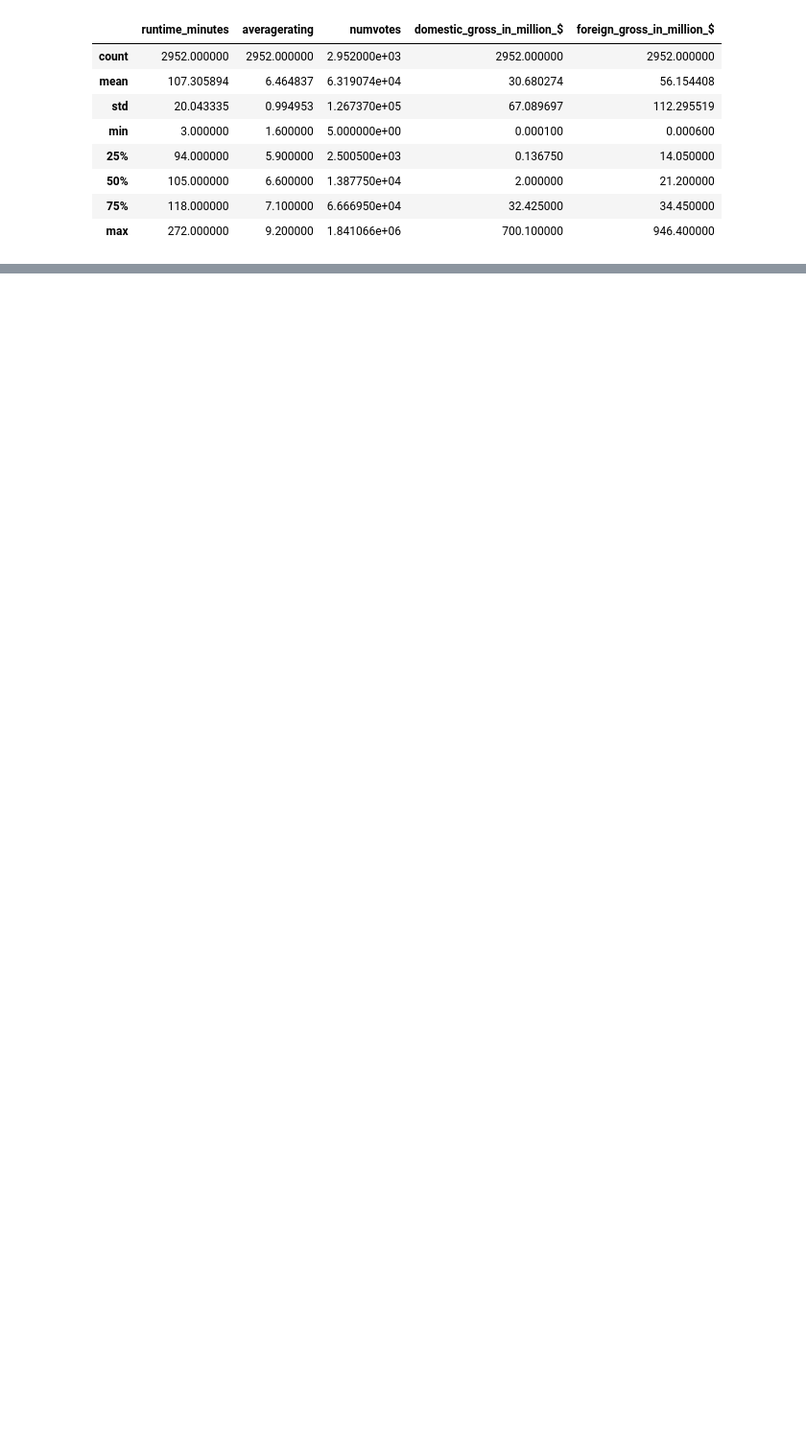
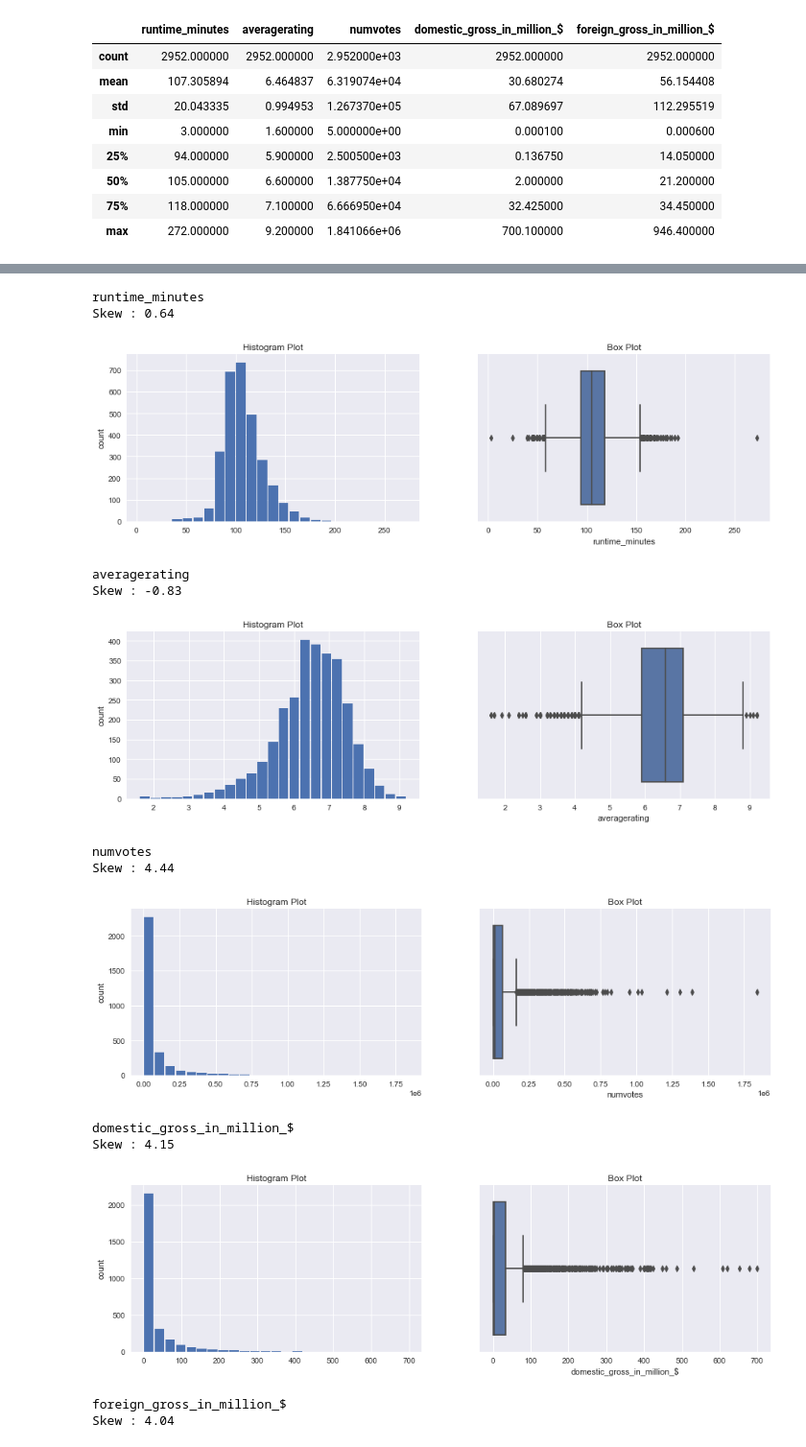
Before and after one commit to ayamjrio/Microsoft-Movie-Analysis, a Jupyter notebook: dsc-phase1-project-template.ipynb, the cells around one changed output, grey strips where cells are left out. Shown at 96% size. Saved outputs shown, nothing was run; the diff lists cells and outputs as text; code cells hidden in the pictures; blank space fills up the shorter version.

```diff
--- a/dsc-phase1-project-template.ipynb
+++ b/dsc-phase1-project-template.ipynb
@@ -276,0 +276,7 @@ bom_imdb.to_csv('cleaned_df.csv')
+# %%
+cat_cols= bom_imdb.select_dtypes(include=['object']).columns
+num_cols = bom_imdb.select_dtypes(include=np.number).columns.tolist()
+print("Categorical Variables:")
+print(cat_cols)
+print("Numerical Variables:")
+print(num_cols)
@@ -276,0 +288,28 @@ bom_imdb.to_csv('cleaned_df.csv')
+# %%
+for col in num_cols:
+    print(col)
+    print('Skew :', round(bom_imdb[col].skew(), 2))
+    plt.figure(figsize = (15, 4))
+    plt.subplot(1, 2, 1)
+    plt.title('Histogram Plot')
+    bom_imdb[col].hist(grid=True,bins=25,rwidth=0.9)
+    plt.ylabel('count')
+    plt.subplot(1, 2, 2)
+    sns.boxplot(x=bom_imdb[col])
+    plt.title('Box Plot')
+    plt.show()
+# %% [output]
+runtime_minutes
+Skew : 0.64
+[figure, added]
+averagerating
+Skew : -0.83
+[figure, added]
+numvotes
+Skew : 4.44
+[figure, added]
+domestic_gross_in_million_$
+Skew : 4.15
+[figure, added]
+foreign_gross_in_million_$
+Skew : 4.04
```
Also changed, not shown: parts of 6 cells of this notebook.
